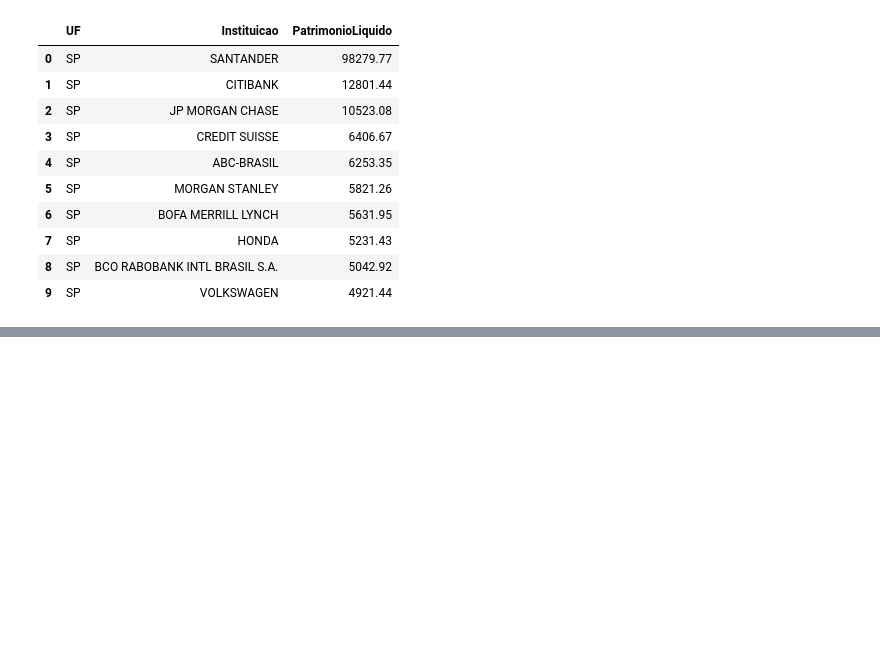
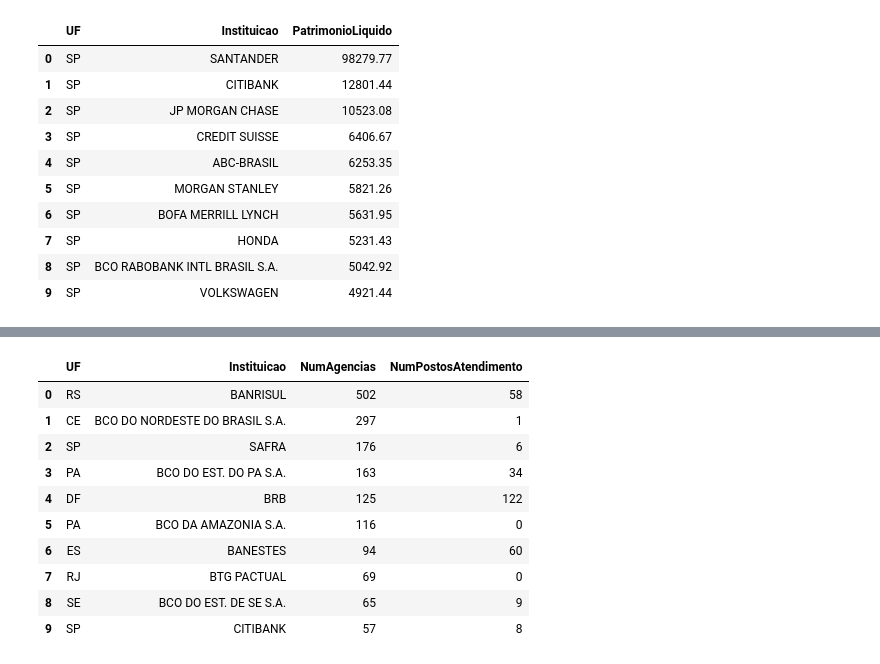
Before and after one commit to alexcamargos/bacen-ifdata-scraper, a Jupyter notebook: data_analytics/summary_prudential_conglomerates.ipynb, the cells around one changed output, grey strips where cells are left out. Drawn from its saved outputs; the diff is of its cells as text; code cells hidden in the pictures; blank space fills up the shorter version.

```diff
--- a/data_analytics/summary_prudential_conglomerates.ipynb
+++ b/data_analytics/summary_prudential_conglomerates.ipynb
@@ -1323,0 +1361,18 @@ filter_and_sort_df(df,
+# %%
+# Considerando apenas os banco comerciais ou conglomerado com carteira comercial.
+filter_and_sort_df(df,
+                   filter=(df['TipoConsBancario'] == 'b1'),
+                   columns=['UF', 'Instituicao', 'NumAgencias', 'NumPostosAtendimento'],
+                   sorting='NumAgencias')
+# %% [output]
+|  | UF | Instituicao | NumAgencias | NumPostosAtendimento |
+| 0 | RS | BANRISUL | 502 | 58 |
+| 1 | CE | BCO DO NORDESTE DO BRASIL S.A. | 297 | 1 |
+| 2 | SP | SAFRA | 176 | 6 |
+| 3 | PA | BCO DO EST. DO PA S.A. | 163 | 34 |
+| 4 | DF | BRB | 125 | 122 |
+| 5 | PA | BCO DA AMAZONIA S.A. | 116 | 0 |
+| 6 | ES | BANESTES | 94 | 60 |
+| 7 | RJ | BTG PACTUAL | 69 | 0 |
+| 8 | SE | BCO DO EST. DE SE S.A. | 65 | 9 |
+| 9 | SP | CITIBANK | 57 | 8 |
```
Also changed, not shown: parts of 7 cells of this notebook.
